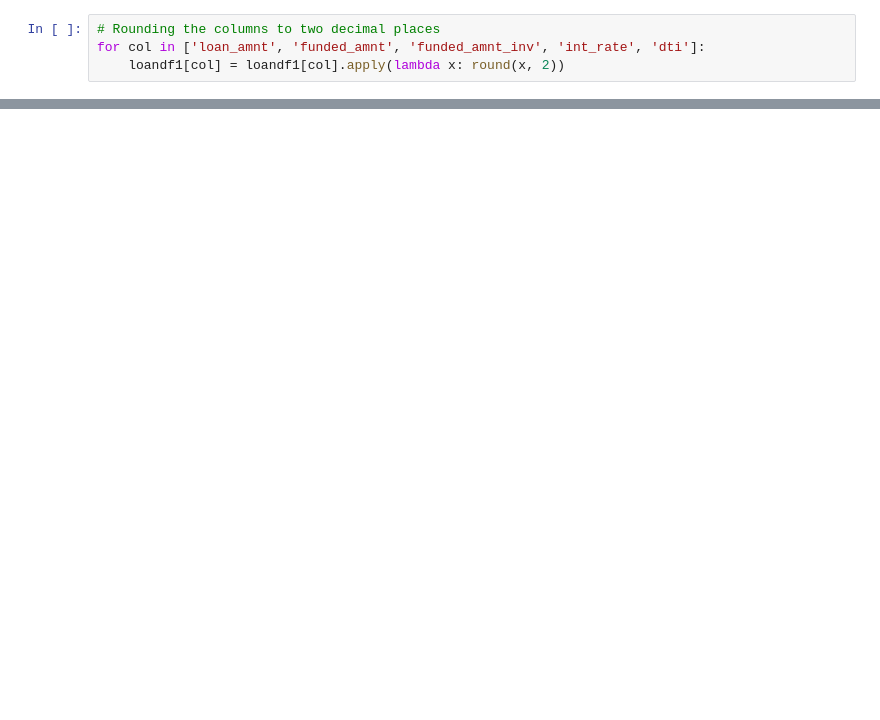
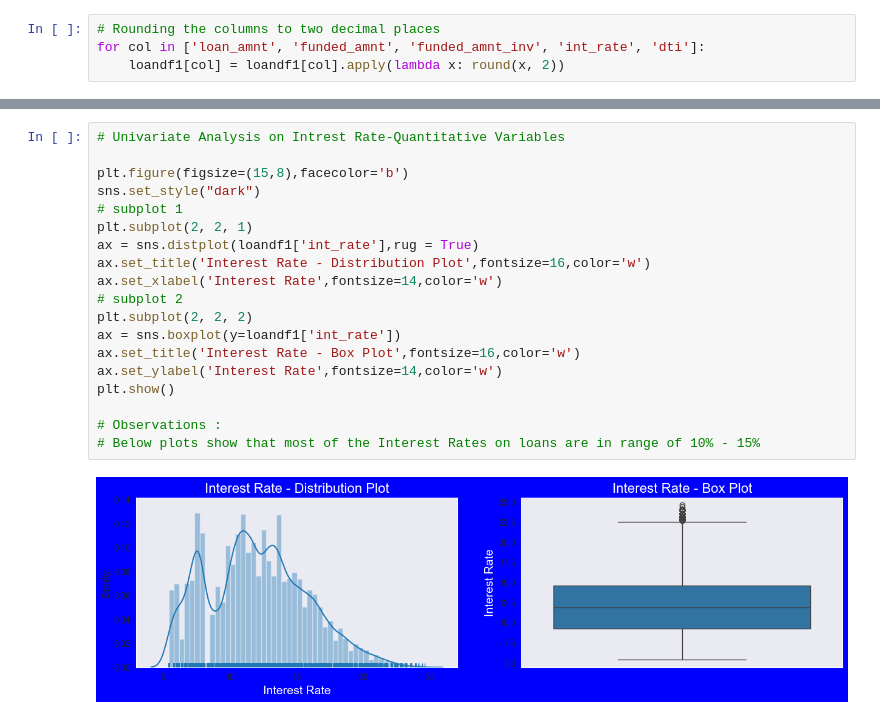
Before and after one commit to venkadesh-kannan/Lending-Club-Case-Study, a Jupyter notebook: venkadesh-kannan.ipynb, the cells around one changed output, grey strips where cells are left out. Drawn from its saved outputs; the diff is of its cells as text; blank space fills up the shorter version.

```diff
--- a/venkadesh-kannan.ipynb
+++ b/venkadesh-kannan.ipynb
@@ -143,0 +211,21 @@ for col in ['loan_amnt', 'funded_amnt', 'funded_amnt_inv', 'int_rate', 'dti']:
+# %%
+# Univariate Analysis on Intrest Rate-Quantitative Variables
+
+plt.figure(figsize=(15,8),facecolor='b')
+sns.set_style("dark")
+# subplot 1
+plt.subplot(2, 2, 1)
+ax = sns.distplot(loandf1['int_rate'],rug = True)
+ax.set_title('Interest Rate - Distribution Plot',fontsize=16,color='w')
+ax.set_xlabel('Interest Rate',fontsize=14,color='w')
+# subplot 2
+plt.subplot(2, 2, 2)
+ax = sns.boxplot(y=loandf1['int_rate'])
+ax.set_title('Interest Rate - Box Plot',fontsize=16,color='w')
+ax.set_ylabel('Interest Rate',fontsize=14,color='w')
+plt.show()
+
+# Observations :
+# Below plots show that most of the Interest Rates on loans are in range of 10% - 15%
+# %% [output]
+[figure, added]
```
Also changed, not shown: parts of 11 cells of this notebook.
